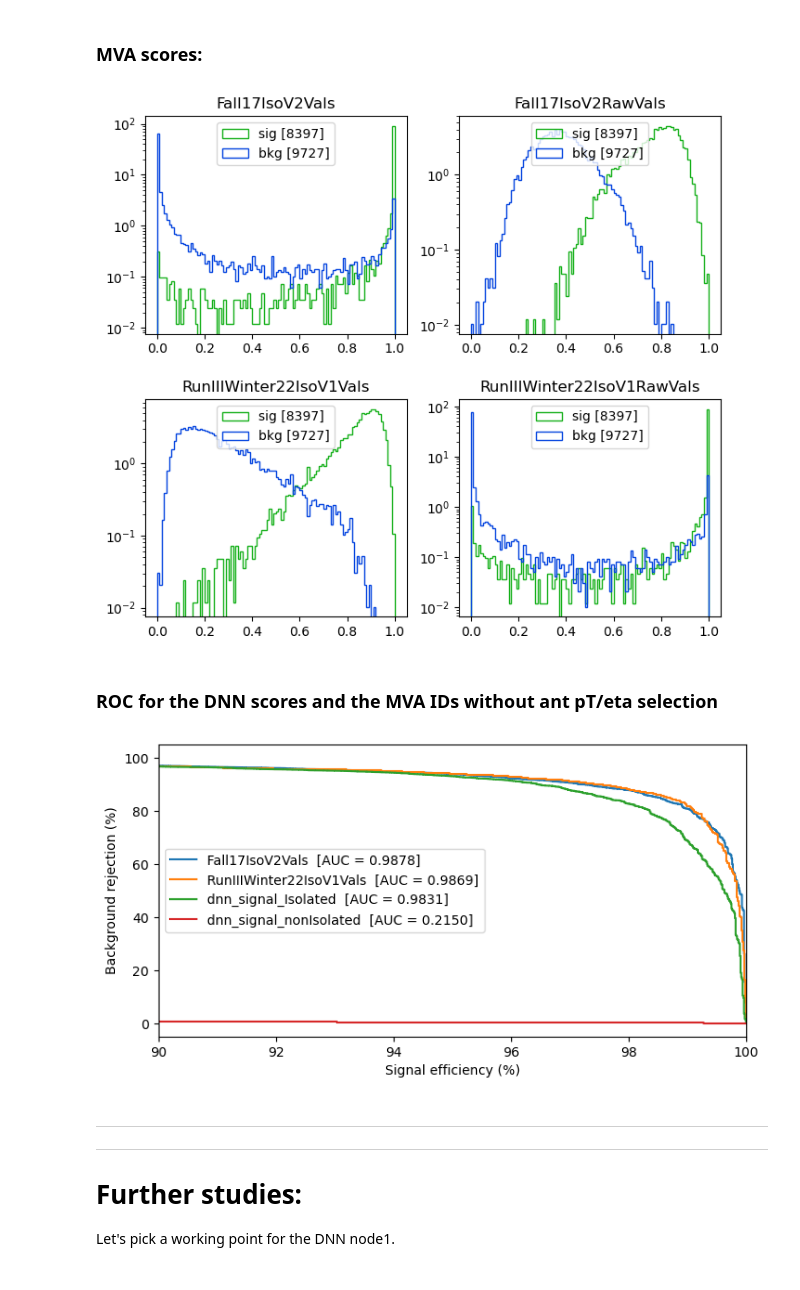
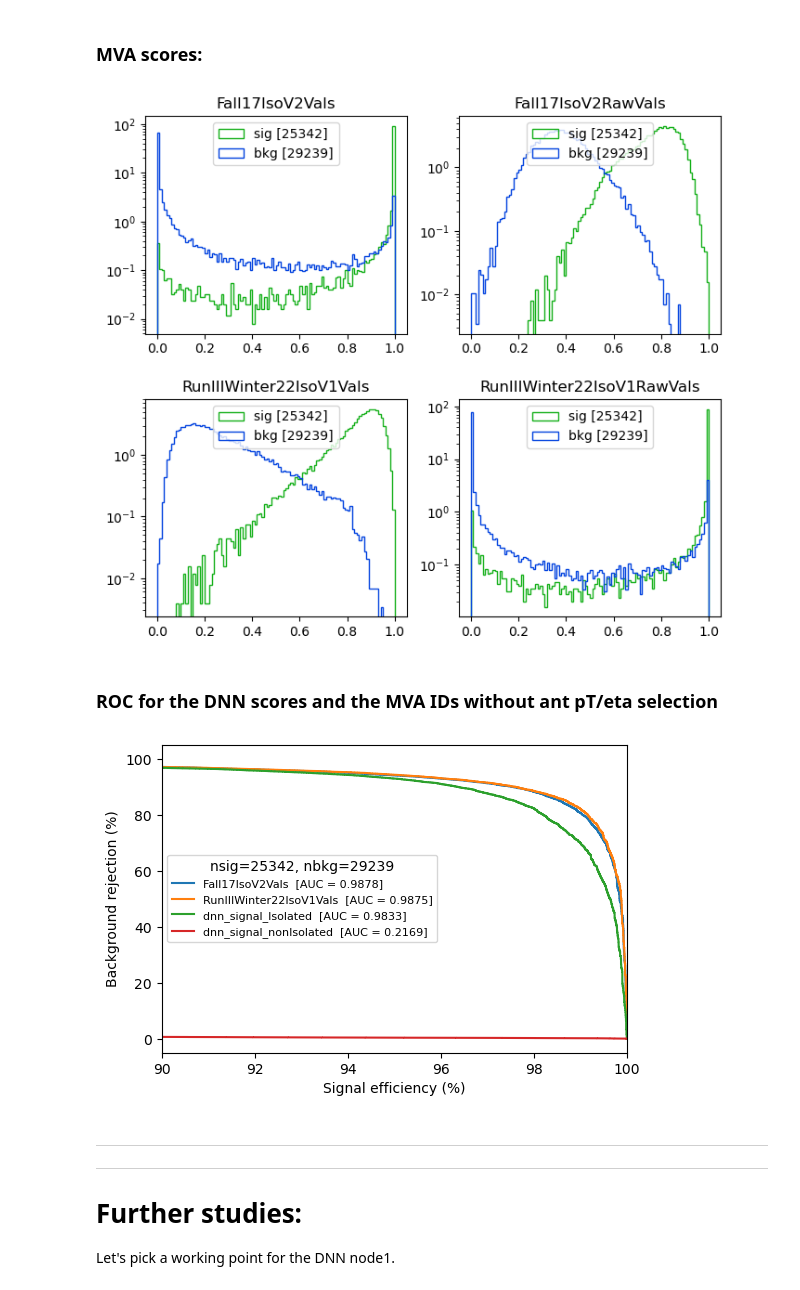
Before and after one commit to phazarik/Electron-DNN-ID-study, a Jupyter notebook: dnn_electron_id.ipynb, the cells around one changed output. Drawn from its saved outputs; the diff is of its cells as text; code cells hidden in the pictures.

```diff
--- a/dnn_electron_id.ipynb
+++ b/dnn_electron_id.ipynb
@@ -31,9 +31,9 @@ These variables in the ntuple are produced using the following script. This he n
 # %%
 import os, sys
 import uproot
-filedy = uproot.open('inputs/Run3Winter22/electron_ntuple_DYJetsToLL_M-50.root')
-filett = uproot.open('inputs/Run3Winter22/electron_ntuple_TTToSemiLeptonic.root')
-filetau = uproot.open('inputs/Run3Winter22/electron_ntuple_TauGun_Pt-15to500.root')
+filedy = uproot.open('inputs/Run3Winter22/ntuple_DYJetsToLL_M-50.root')
+filett = uproot.open('inputs/Run3Winter22/ntuple_TTToSemiLeptonic.root')
+#filetau = uproot.open('inputs/Run3Winter22/electron_ntuple_TauGun_Pt-15to500.root')
 print('The input files are read using uproot.')
 # %% [output]
 The input files are read using uproot.
@@ -221,9 +221,10 @@ for i in range(len(varmva)):
 #ax2[-1].text(0, 1, text, transform=ax2[-1].transAxes, fontsize=10, ha='left', va='top')
 #ax2[-1].axis('off')
 
+plt.savefig('plots/all_mva_scores.png', dpi=300)
 plt.show()
 # %% [output]
-[figure, old version]
+[figure, new version]
 # %% [markdown]
 ### ROC for the DNN scores and the MVA IDs without ant pT/eta selection
 # %%
@@ -261,7 +262,7 @@ for score, scoredict in ROC_dict.items():
 import collections
 ROC_dict = collections.OrderedDict(sorted(ROC_dict.items(), key=lambda x: x[1]["auc"], reverse=True))
 # %%
-fig3, ax3 = plt.subplots(1,1,figsize=(8,4))
+fig3, ax3 = plt.subplots(1,1,figsize=(6,4))
 
 #make plots for only the following:
 plots=[
@@ -271,36 +272,37 @@ plots=[
     #'Fall17IsoV2RawVals',
     'RunIIIWinter22IsoV1Vals',
     #'RunIIIWinter22IsoV1RawVals'
 ]
 
 for score, scoredict in ROC_dict.items():
     for plot in plots:
         if(plot == alias[score]):
             tpr = scoredict["tpr"]
             fnr = scoredict["fnr"]
             auc = scoredict["auc"]
             label_ = alias[score]+f'  [AUC = {auc:.4f}]'
             ax3.plot(tpr,fnr, label=label_)
 
 threshold = 0.80
 nsig = df[df['truth']==1].shape[0]
 nsigpass = df[(df['truth']==1) & (df['score1']+df['score2']>threshold)].shape[0]
 sigeff = (nsigpass/nsig)*100
 nbkg = df[df['truth']==0].shape[0]
 nbkgfail = df[(df['truth']==0) & (df['score1']+df['score2']<threshold)].shape[0]
 bkgrej = (nbkgfail/nbkg)*100
 #plt.plot(sigeff, bkgrej, marker='o', color="red", markersize=6, label=f'Current DNN wp ~ {sigeff:.0f},{bkgrej:.0f}')
+legendheader = f'nsig={nsig}, nbkg={nbkg}'
 
 ax3.set_xlabel('Signal efficiency (%)')
 ax3.set_xlim(90, 100)
 #ax3.set_xscale('log')
 ax3.set_ylabel('Background rejection (%)')
-ax3.legend(loc='center left')
+ax3.legend(loc='center left', prop={"size":8}, title=legendheader, fontsize='samll')
 
-plt.savefig(f'plots/roc.png')
+plt.savefig(f'plots/all_roc.png', dpi=300)
 plt.show()
 # %% [output]
-[figure, old version]
+[figure, new version]
 # %% [markdown]
 ---
 ---
```
Also changed, not shown: parts of 13 cells of this notebook, 22 other files.
